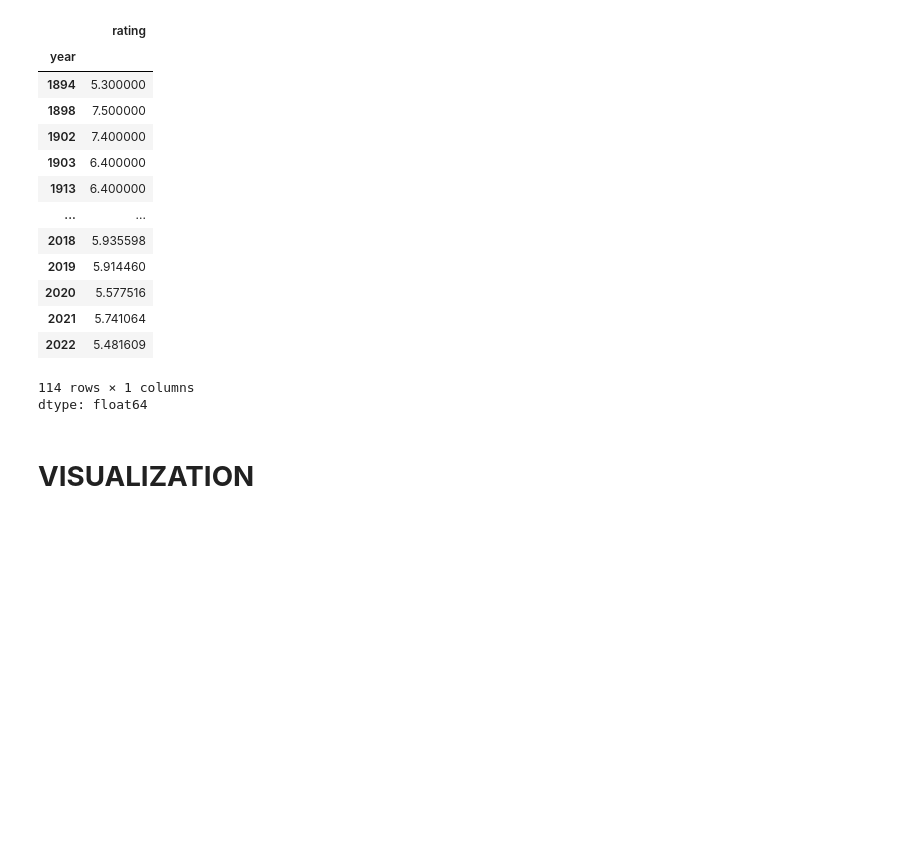
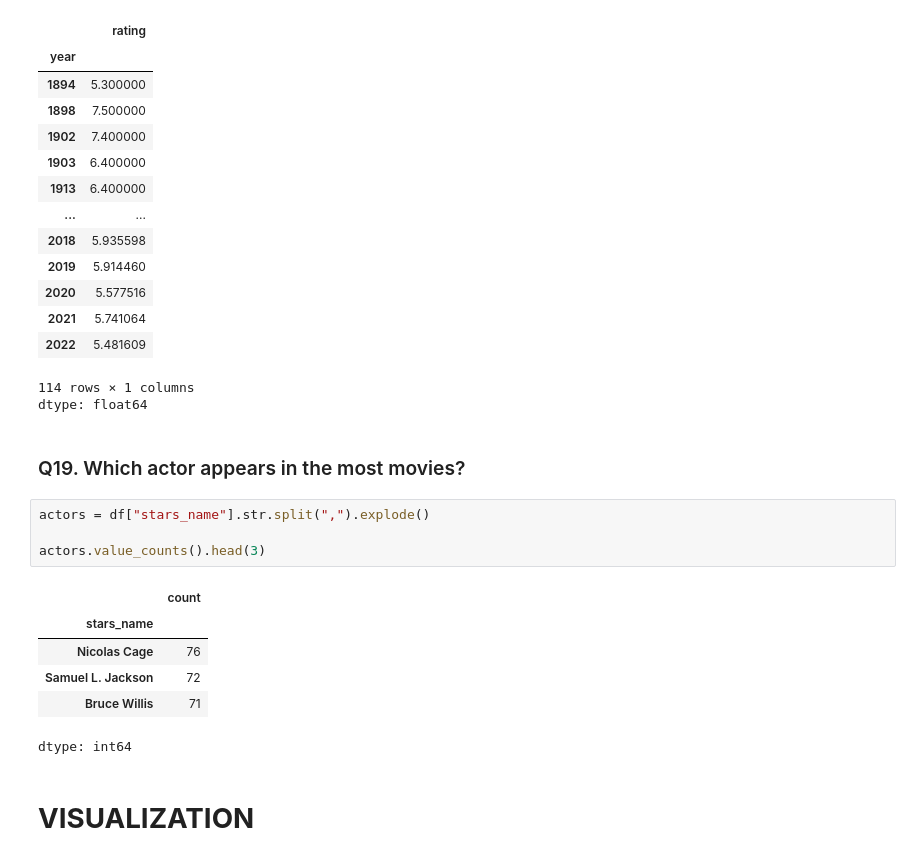
Before and after one commit to Shakti9798/IMDB-EDA-PYTHON, a Jupyter notebook: imdb_data_analysis.ipynb, the cells around one changed output. Drawn from its saved outputs; the diff is of its cells as text; blank space fills up the shorter version.

```diff
--- a/imdb_data_analysis.ipynb
+++ b/imdb_data_analysis.ipynb
@@ -495,6 +495,19 @@ df.groupby("year")["rating"].mean().sort_index()
 | 2022 | 5.481609 |
 114 rows × 1 columns
 dtype: float64
+# %% [markdown]
+### Q19. Which actor appears in the most movies?
+# %%
+actors = df["stars_name"].str.split(",").explode()
+
+actors.value_counts().head(3)
+# %% [output]
+|  | count |
+| stars_name |  |
+| Nicolas Cage | 76 |
+| Samuel L. Jackson | 72 |
+| Bruce Willis | 71 |
+dtype: int64
 # %% [markdown]
 # **VISUALIZATION**
 # %%
```
Also changed, not shown: parts of 20 cells of this notebook.
